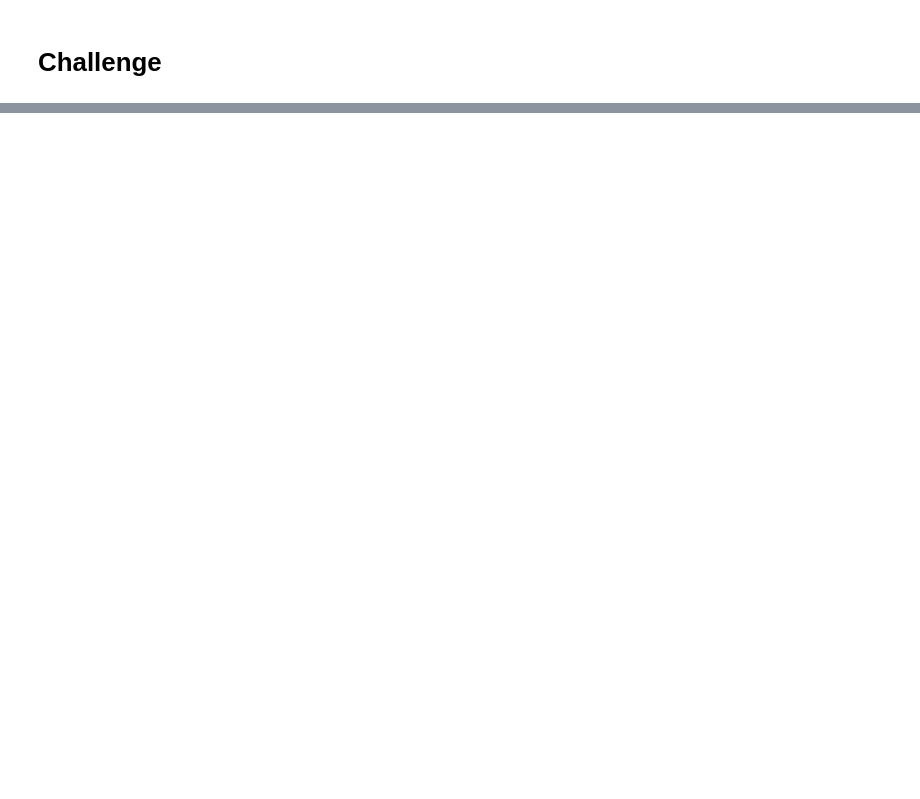
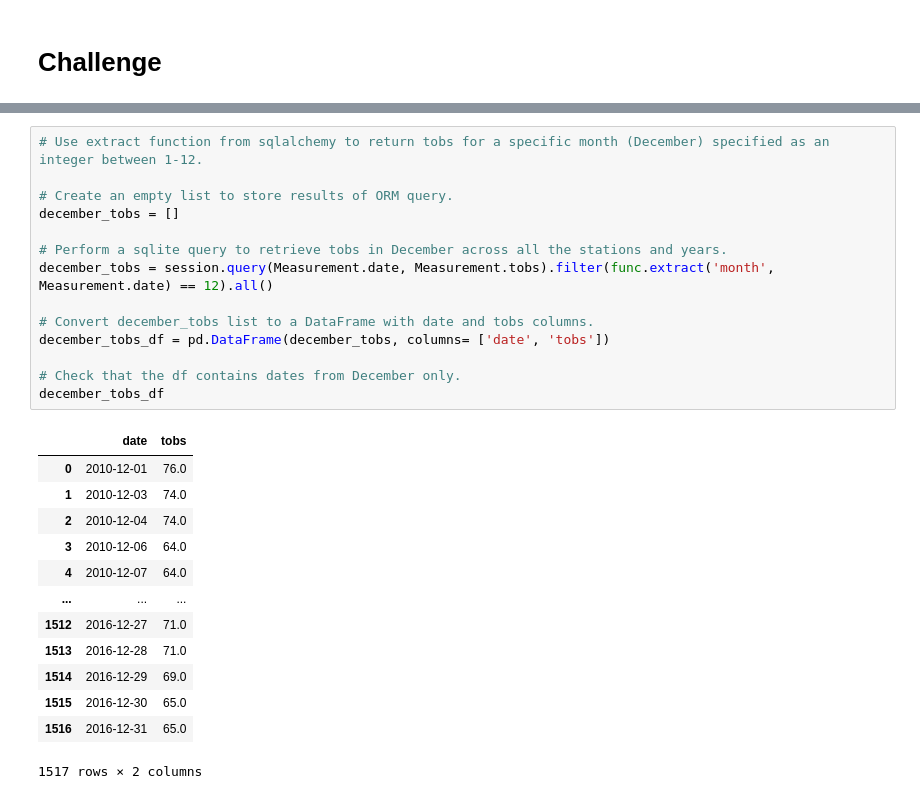
Before and after one commit to karenbennis/surfs_up, a Jupyter notebook: climate_analysis.ipynb, the cells around one changed output, grey strips where cells are left out. Cells and saved outputs as stored; diff of their text form; blank space fills up the shorter version.

```diff
--- a/climate_analysis.ipynb
+++ b/climate_analysis.ipynb
@@ -160,0 +387,28 @@ plt.tight_layout()
+# %%
+# Use extract function from sqlalchemy to return tobs for a specific month (December) specified as an integer between 1-12.
+
+# Create an empty list to store results of ORM query.
+december_tobs = []
+
+# Perform a sqlite query to retrieve tobs in December across all the stations and years.
+december_tobs = session.query(Measurement.date, Measurement.tobs).filter(func.extract('month', Measurement.date) == 12).all()
+
+# Convert december_tobs list to a DataFrame with date and tobs columns.
+december_tobs_df = pd.DataFrame(december_tobs, columns= ['date', 'tobs'])
+
+# Check that the df contains dates from December only.
+december_tobs_df
+# %% [output]
+|  | date | tobs |
+| 0 | 2010-12-01 | 76.0 |
+| 1 | 2010-12-03 | 74.0 |
+| 2 | 2010-12-04 | 74.0 |
+| 3 | 2010-12-06 | 64.0 |
+| 4 | 2010-12-07 | 64.0 |
+| ... | ... | ... |
+| 1512 | 2016-12-27 | 71.0 |
+| 1513 | 2016-12-28 | 71.0 |
+| 1514 | 2016-12-29 | 69.0 |
+| 1515 | 2016-12-30 | 65.0 |
+| 1516 | 2016-12-31 | 65.0 |
+1517 rows × 2 columns
```
Also changed, not shown: parts of 29 cells of this notebook, 1 other file.
